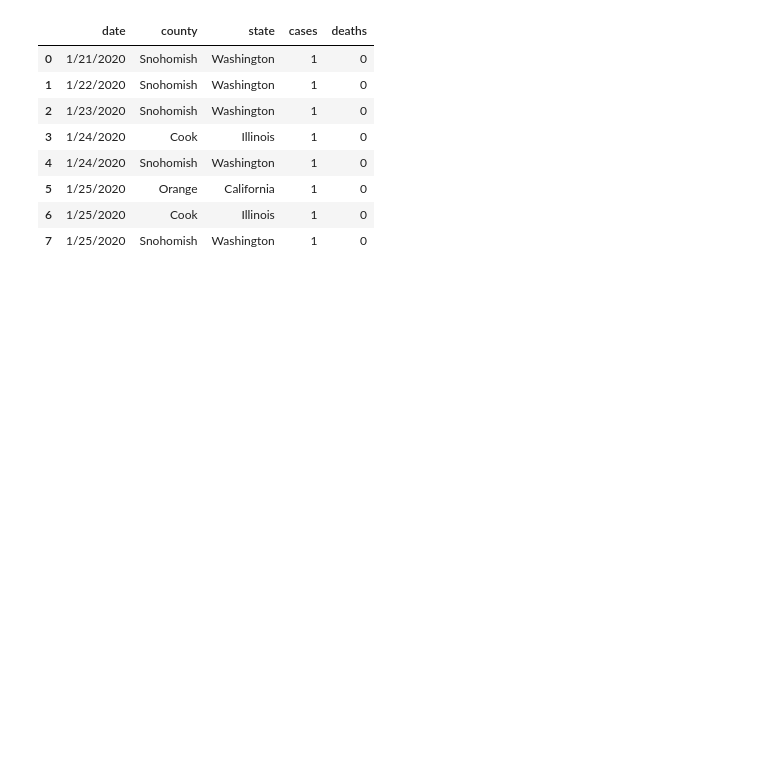
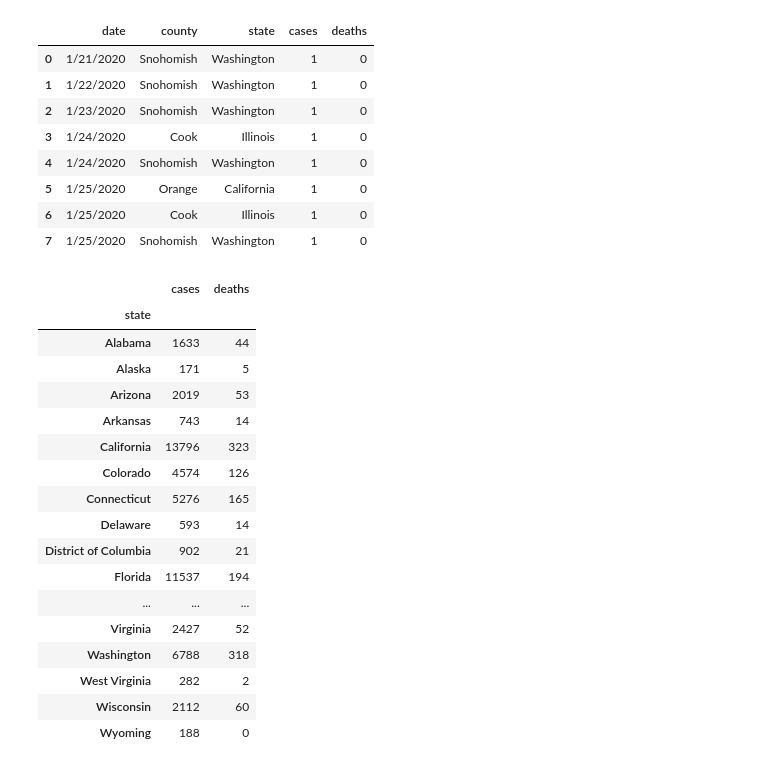
Before and after one commit to irwinmier96/Extra_Side_Projects, a Jupyter notebook: Coronavirus Cases by U.S County 2020/covid_states.ipynb, the cells around one changed output. Saved outputs shown, nothing was run; the diff lists cells and outputs as text; code cells hidden in the pictures; blank space fills up the shorter version.

```diff
--- a/Coronavirus Cases by U.S County 2020/covid_states.ipynb
+++ b/Coronavirus Cases by U.S County 2020/covid_states.ipynb
@@ -19,3 +24,30 @@ data.head(8)
 | 5 | 1/25/2020 | Orange | California | 1 | 0 |
 | 6 | 1/25/2020 | Cook | Illinois | 1 | 0 |
 | 7 | 1/25/2020 | Snohomish | Washington | 1 | 0 |
+# %%
+april_8th_cases = pd.DataFrame(data)
+
+april_8th_cases = april_8th_cases[april_8th_cases["date"] == '4/4/2020']
+
+april_8th_cases = april_8th_cases.groupby('state').sum()
+
+april_8th_cases
+# %% [output]
+|  | cases | deaths |
+| state |  |  |
+| Alabama | 1633 | 44 |
+| Alaska | 171 | 5 |
+| Arizona | 2019 | 53 |
+| Arkansas | 743 | 14 |
+| California | 13796 | 323 |
+| Colorado | 4574 | 126 |
+| Connecticut | 5276 | 165 |
+| Delaware | 593 | 14 |
+| District of Columbia | 902 | 21 |
+| Florida | 11537 | 194 |
+| ... | ... | ... |
+| Virginia | 2427 | 52 |
+| Washington | 6788 | 318 |
+| West Virginia | 282 | 2 |
+| Wisconsin | 2112 | 60 |
+| Wyoming | 188 | 0 |
```
Also changed, not shown: parts of 7 cells of this notebook.
